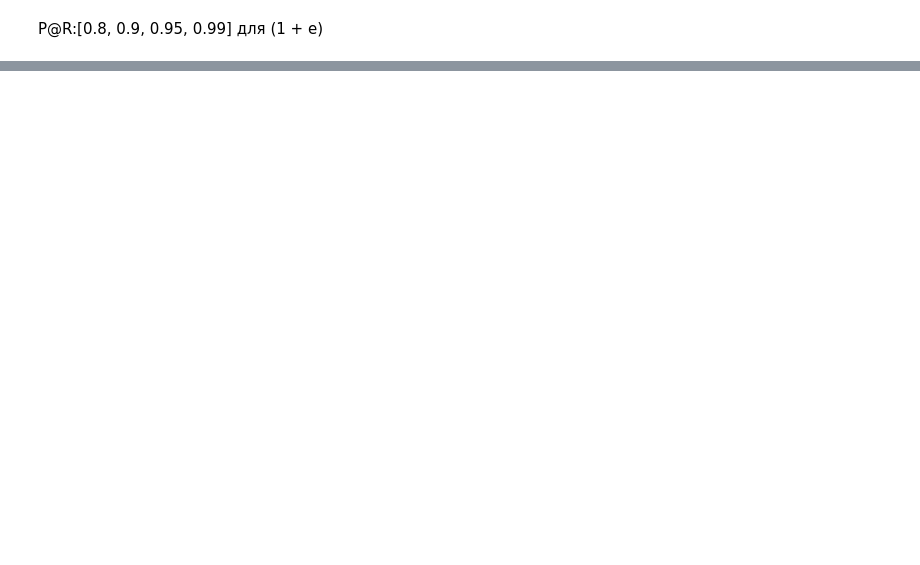
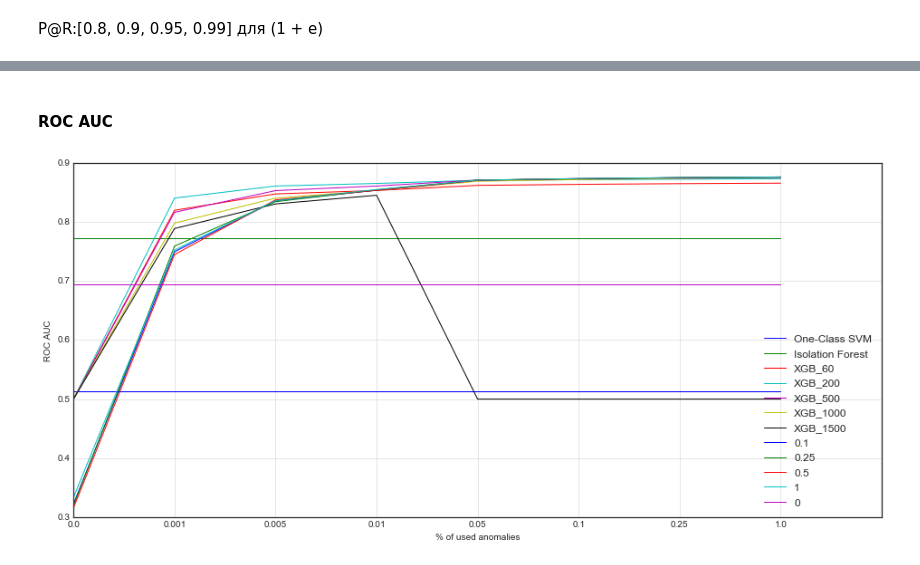
Before and after one commit to HSE-LAMBDA/one_plus_e, a Jupyter notebook: experiments/susy/susy_plot.ipynb, the cells around one changed output, grey strips where cells are left out. Drawn from its saved outputs; the diff is of its cells as text; code cells hidden in the pictures; blank space fills up the shorter version.

```diff
--- a/experiments/susy/susy_plot.ipynb
+++ b/experiments/susy/susy_plot.ipynb
@@ -376,0 +525,2 @@ for k in ours_p_at_r.keys():
+# %%
+roc_s = create_metrics_dict_by_clf(unsupervised_roc_aucs, supervised_roc_aucs, ours_roc_aucs, fraction_of_negative_used)
@@ -376,0 +591,6 @@ for k in ours_p_at_r.keys():
+# %% [markdown]
+#### ROC AUC
+# %%
+plot_for_comparison(roc_s, ylabel="ROC AUC", y_lim=(0.3, 0.9), cmap=None)
+# %% [output]
+[figure, added]
```
Also changed, not shown: parts of 52 cells of this notebook, 18 other files.
